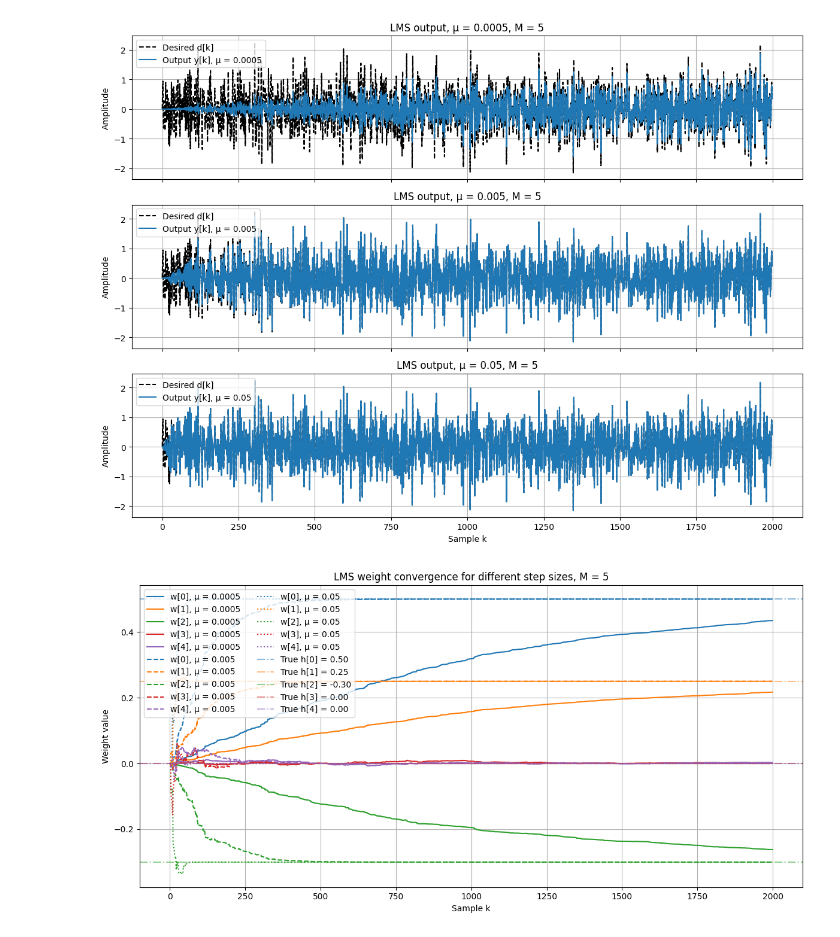
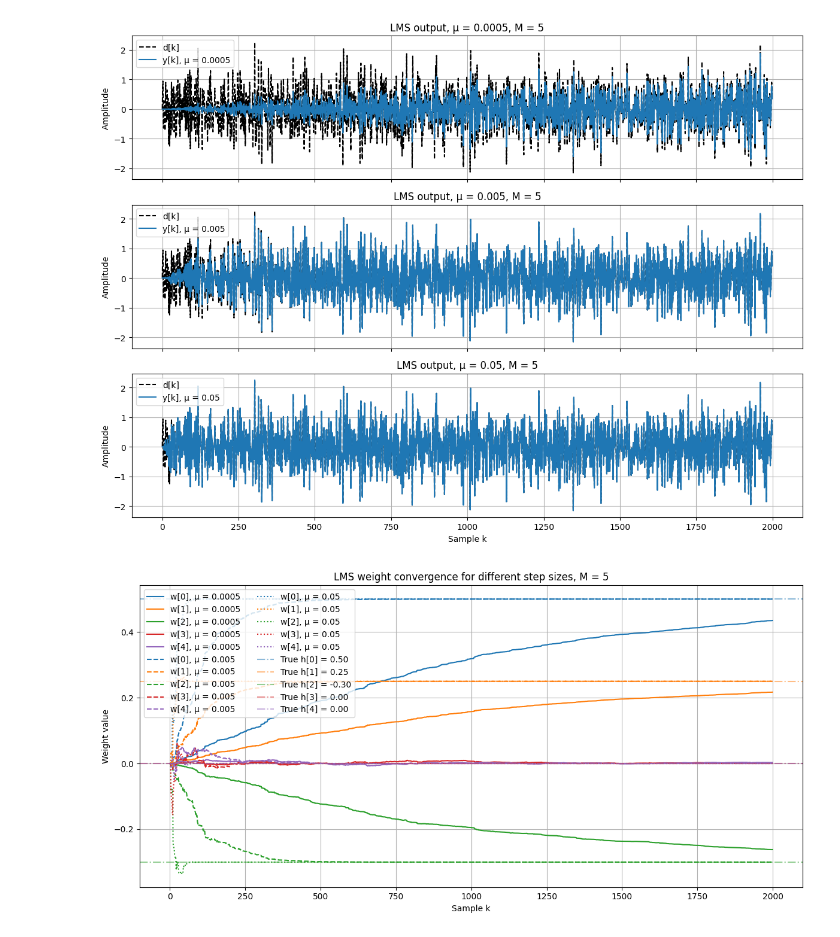
Before and after one commit to kaballian/ASP_E26, a Jupyter notebook: exam_2/exam2_theorical_LMS.ipynb, the cells around one changed output. Saved outputs shown, nothing was run; the diff lists cells and outputs as text; code cells hidden in the pictures.

```diff
--- a/exam_2/exam2_theorical_LMS.ipynb
+++ b/exam_2/exam2_theorical_LMS.ipynb
@@ -9,7 +9,7 @@ mu_values = [0.0005, 0.005, 0.05]
 h = np.array([0.5, 0.25, -0.3])
 
 seed = 11
-noise_std = 0.2
+noise_std = 1.0
 rng = np.random.default_rng(seed)
 k = np.arange(N)
 x = rng.normal(0, noise_std, N)
@@ -19,7 +19,7 @@ use_sinus = False
 sin_amp = 1.0
 sin_f = 0.05  #normalized frequency (cycles/samples)
 if use_sinus:
-    x += sin_amp*np.sin(2*np.pi, sin_f * k)
+    x += sin_amp*np.sin(2*np.pi *  sin_f * k)
 
 
 #unknown system
@@ -66,8 +66,8 @@ fig, axes = plt.subplots(3, 1, figsize=(12, 9), sharex=True)
 
 for i, mu in enumerate(mu_values):
 
-    axes[i].plot(d, 'k--', label="Desired d[k]")
-    axes[i].plot(results[mu]["y"], label=f"Output y[k], μ = {mu}")
+    axes[i].plot(d, 'k--', label="d[k]")
+    axes[i].plot(results[mu]["y"], label=f"y[k], μ = {mu}")
 
     axes[i].set_ylabel("Amplitude")
     axes[i].set_title(f"LMS output, μ = {mu}, M = {M}")
@@ -185,8 +185,8 @@ fig, axes = plt.subplots(3, 1, figsize=(12, 9), sharex=True)
 
 for i, mu in enumerate(mu_values):
 
-    axes[i].plot(d, 'k--', label="Desired d[k]")
-    axes[i].plot(results[mu]["y"], label=f"Output y[k], μ = {mu}")
+    axes[i].plot(d, 'k--', label="d[k]")
+    axes[i].plot(results[mu]["y"], label=f"y[k], μ = {mu}")
 
     axes[i].set_ylabel("Amplitude")
     axes[i].set_title(f"LMS output, μ = {mu}, M = {M}")
@@ -220,34 +220,34 @@ for i, mu in enumerate(mu_values):
 # for m in range(M):
 #     ax.axhline(
 #         h[m],
 #         color=colors[m % len(colors)],
 #         linestyle='-.',
 #         alpha=0.5,
 #         label=f"True h[{m}]"
 #     )
 
 h_ref = np.zeros(M)
 h_ref[:min(M, len(h))] = h[:min(M, len(h))]
 
 for m in range(M):
     ax.axhline(
         h_ref[m],
         color=colors[m % len(colors)],
         linestyle='-.',
         alpha=0.5,
         label=f"True h[{m}] = {h_ref[m]:.2f}"
     )
 
 ax.set_xlabel("Sample k")
 ax.set_ylabel("Weight value")
 ax.set_title(f"LMS weight convergence for different step sizes, M = {M}")
 ax.legend(loc="best", ncol=2)
 ax.grid()
 
 plt.tight_layout()
 plt.show()
 # %% [output]
-[figure, old version]
+[figure, new version]
 [figure]
 # %%
 import numpy as np
```
Also changed, not shown: parts of 3 cells of this notebook, 16 other files.
